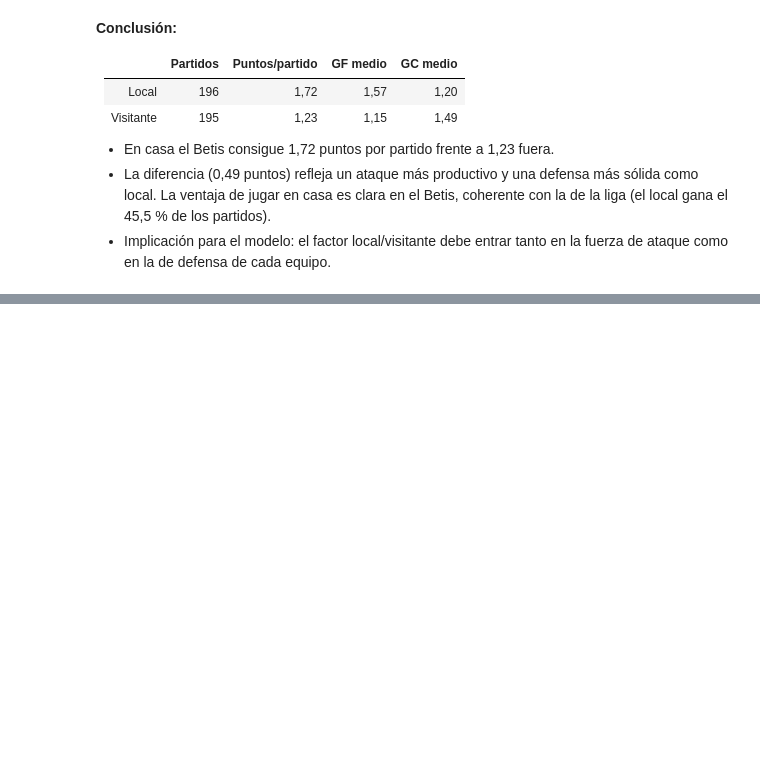
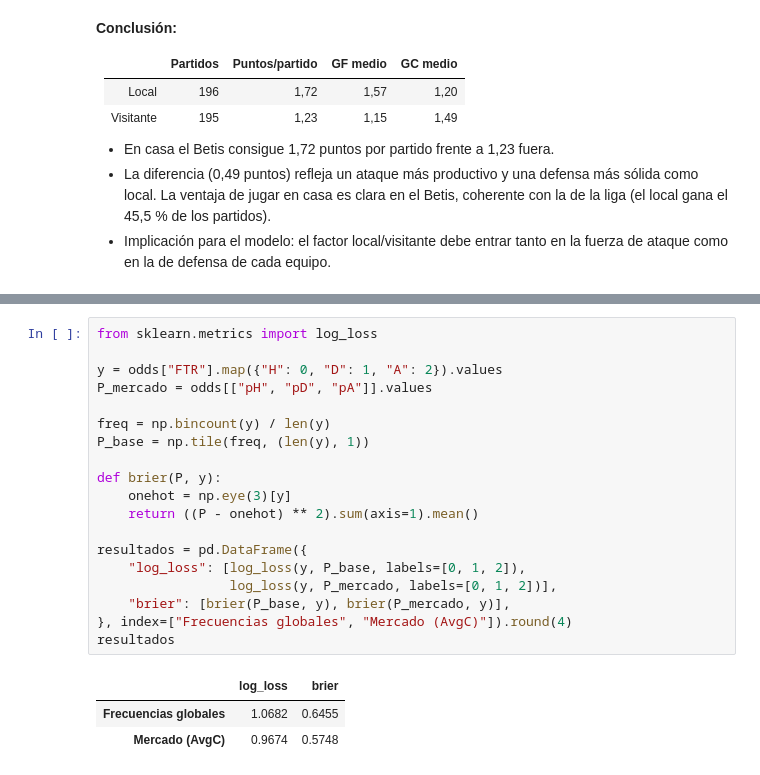
Before and after one commit to eblancod27/betis-predictor, a Jupyter notebook: notebooks/01_eda.ipynb, the cells around one changed output, grey strips where cells are left out. Cells and saved outputs as stored; diff of their text form; blank space fills up the shorter version.

```diff
--- a/notebooks/01_eda.ipynb
+++ b/notebooks/01_eda.ipynb
@@ -317,0 +409,23 @@ lv
+# %%
+from sklearn.metrics import log_loss
+
+y = odds["FTR"].map({"H": 0, "D": 1, "A": 2}).values
+P_mercado = odds[["pH", "pD", "pA"]].values
+
+freq = np.bincount(y) / len(y)
+P_base = np.tile(freq, (len(y), 1))
+
+def brier(P, y):
+    onehot = np.eye(3)[y]
+    return ((P - onehot) ** 2).sum(axis=1).mean()
+
+resultados = pd.DataFrame({
+    "log_loss": [log_loss(y, P_base, labels=[0, 1, 2]),
+                 log_loss(y, P_mercado, labels=[0, 1, 2])],
+    "brier": [brier(P_base, y), brier(P_mercado, y)],
+}, index=["Frecuencias globales", "Mercado (AvgC)"]).round(4)
+resultados
+# %% [output]
+|  | log_loss | brier |
+| Frecuencias globales | 1.0682 | 0.6455 |
+| Mercado (AvgC) | 0.9674 | 0.5748 |
```
Also changed, not shown: parts of 6 cells of this notebook.
